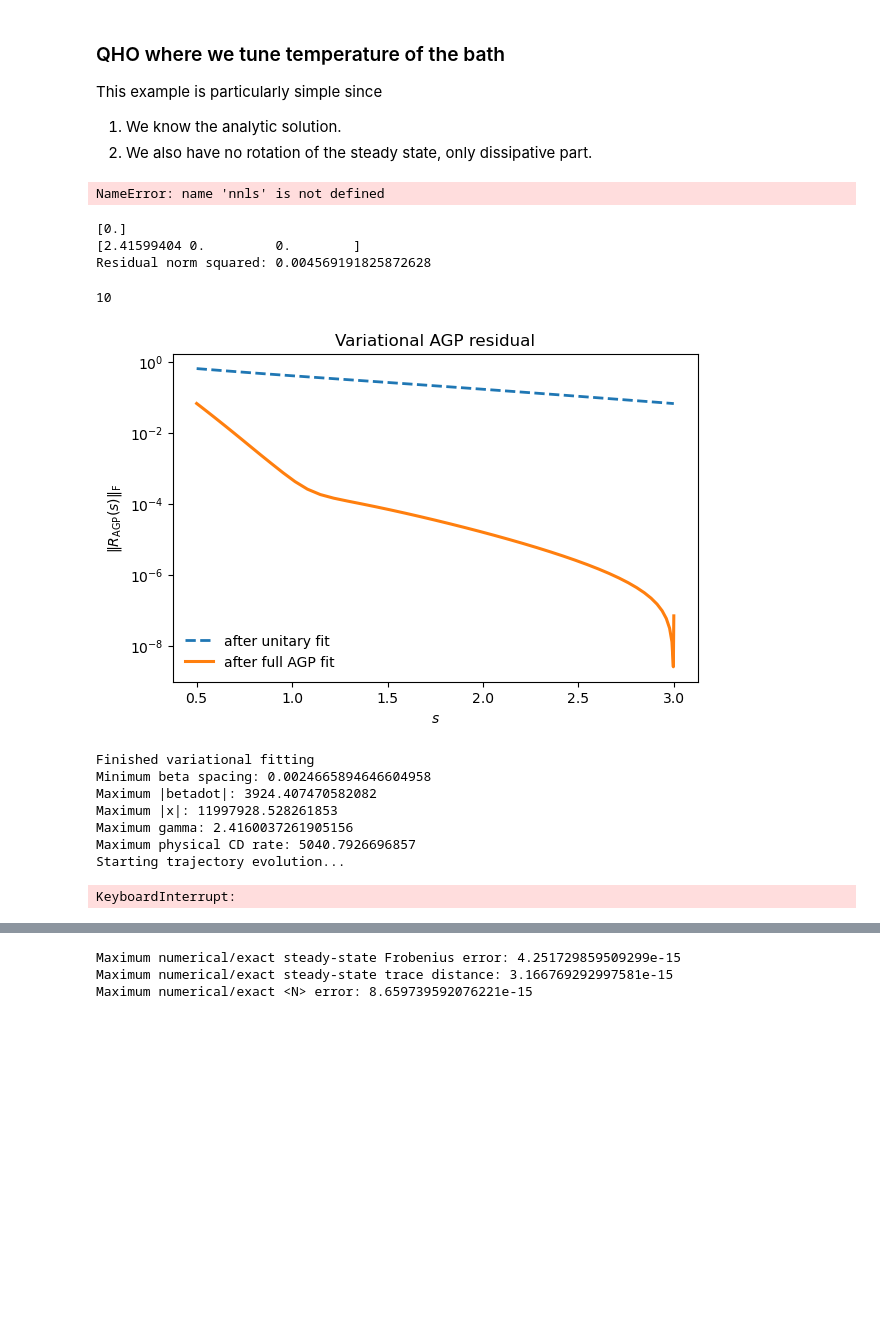
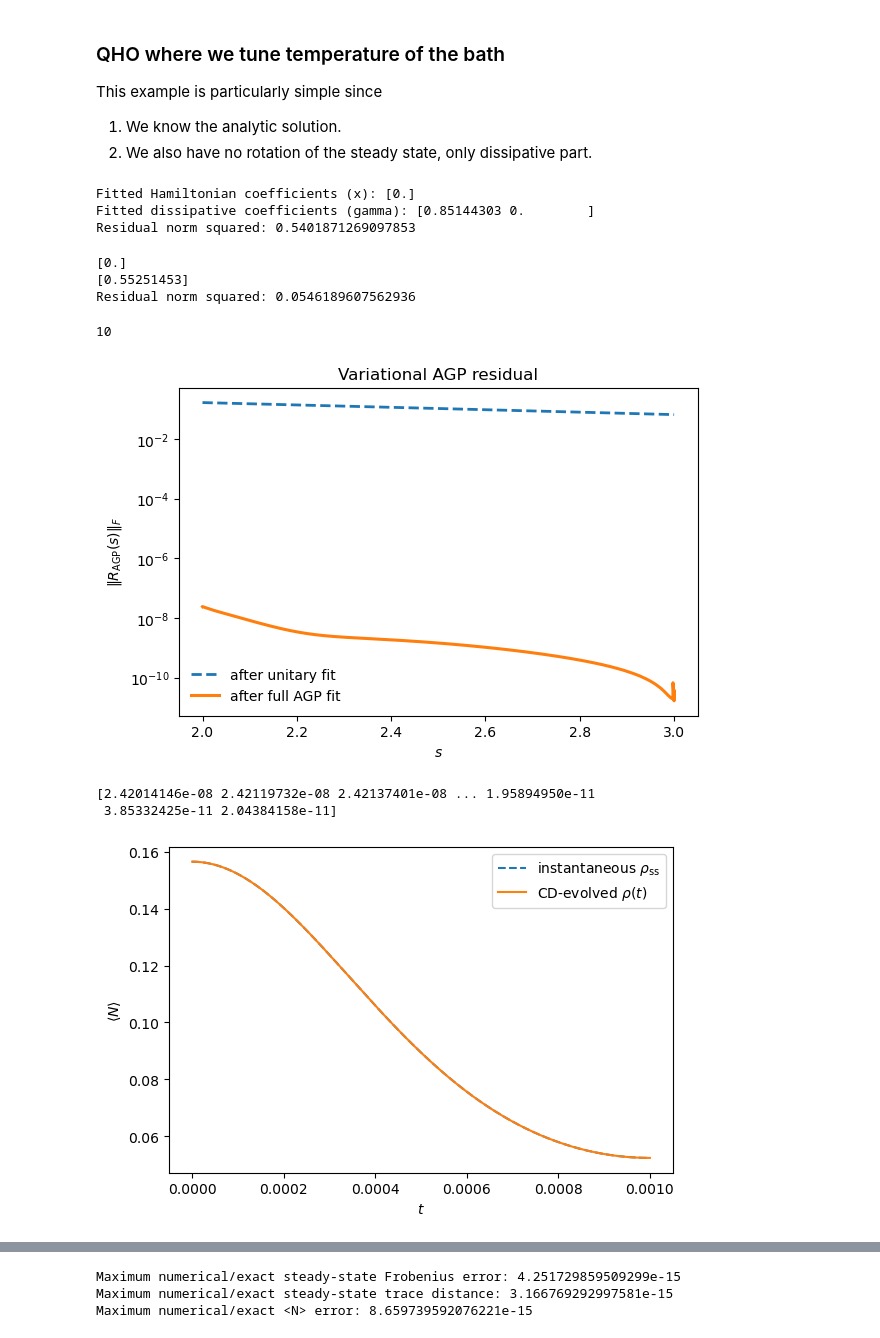
Before and after one commit to jwalkling/Driven_OQS, a Jupyter notebook: src_code/notebooks/QHO Lindblad.ipynb, the cells around one changed output, grey strips where cells are left out. Saved outputs shown, nothing was run; the diff lists cells and outputs as text; code cells hidden in the pictures; blank space fills up the shorter version.

Commit message:
FEAT: QHO working with draft plots showing the key quantities of interest.

```diff
--- a/src_code/notebooks/QHO Lindblad.ipynb
+++ b/src_code/notebooks/QHO Lindblad.ipynb
@@ -265,7 +117,7 @@ def build_overall_agp_model(
 # %%
-dim = 20
+dim = 10
 omega = 1.0
-beta = 2.0
+beta = 0.1
 gamma = 0.1
 
 model, a, adag, nbar = thermal_harmonic_oscillator_model(
@@ -320,7 +172,7 @@ drho_ss_dbeta = -omega * (
 # Variational Calculation
 #---------------------
 hamiltonians = [N]
-jump_operators = [a,a@a,adag@a]
+jump_operators = [a,adag@a]
 
 x, gamma, residual_total, details = fit_overall_AGP(
     rho_ss,
@@ -328,7 +180,7 @@ x, gamma, residual_total, details = fit_overall_AGP(
     hamiltonians,
     jump_operators,
     lam_unitary=0.0,
-    lam_dissipative=10**(-1),
+    lam_dissipative=10**(-12),
     return_details=True,
 )
 
@@ -341,4 +193,6 @@ print("Residual norm squared:", details["residual_total_norm_squared"])
 # print("Gamma norm squared:", results["gamma_norm_squared"])
 # print("Theory value of gamma if we just have 'a':", omega/(1-np.exp(-beta*omega)))
 # %% [output]
-NameError: name 'nnls' is not defined
+Fitted Hamiltonian coefficients (x): [0.]
+Fitted dissipative coefficients (gamma): [0.85144303 0.        ]
+Residual norm squared: 0.5401871269097853
@@ -662,21 +199,21 @@ def approx_CD_trajectory(
 # %%
 #Testing the AGP solver at a couple of values
-dim = 10
-omega =1
-beta = beta_of_t(0.6)
+dim = 3
+beta=0.1
+tau=0.001
 
 a = annihilation_operator(dim)
 adag = creation_operator(dim)
 N = adag @ a
 
 hamiltonians = [N]
-jump_operators = [a, a@a, adag@a]
+jump_operators = [a]
 
-rho_ss, drho_ds=thermal_rho_ss_and_derivative(dim, omega, beta)
+rho_ss, drho_ss_dbeta=thermal_rho_ss_and_derivative(dim, 1.0, beta)
 
 x, gamma, residual_total, details = fit_overall_AGP(
     rho_ss=rho_ss,
-    partial_s_rho_ss=drho_ds,
+    partial_s_rho_ss=drho_ss_dbeta,
     hamiltonians=hamiltonians,
     jump_operators=jump_operators,
     lam_unitary=10**(-12),
@@ -689,8 +226,8 @@ print(gamma)
 print("Residual norm squared:", details["residual_total_norm_squared"])
 # %% [output]
 [0.]
-[2.41599404 0.         0.        ]
-Residual norm squared: 0.004569191825872628
+[0.55251453]
+Residual norm squared: 0.0546189607562936
 # %%
 # ============================================================
 # Approximate-CD trajectory for thermal harmonic oscillator
@@ -703,11 +240,12 @@ dim = 10
 omega = 1.0
 kappa = 1.0
 
-beta0 = 0.5
+#Pick sufficiently large beta given small dim.
+beta0 = 2.0
 beta1 = 3.0
 
 tau = 0.001          # protocol duration: smaller = faster
-nsteps = 41       # number of AGP/evolution grid points
+nsteps = 1001       # number of AGP/evolution grid points
 
 # --------------------
 # Operators
@@ -767,7 +305,7 @@ t, traj, rho_t, rho_ss_t, agp_data = approx_CD_trajectory(
     hamiltonians,
     jump_operators,
     dim=dim,
-    lam_unitary=0.0,
+    lam_unitary=1e-12,
     lam_dissipative=1e-12,
     plot_residual=True,
     residual_logscale=True,
@@ -788,39 +326,34 @@ N_ss = np.array([
     np.trace(rho @ N).real
     for rho in rho_ss_t
 ])
 
 plt.figure(figsize=(6, 4))
 
 plt.plot(t, N_ss, "--", label=r"instantaneous $\rho_{\rm ss}$")
 plt.plot(t, N_actual, label=r"CD-evolved $\rho(t)$")
 
 plt.xlabel(r"$t$")
 plt.ylabel(r"$\langle N\rangle$")
 plt.legend()
 plt.tight_layout()
 plt.show()
 
 # Optional: direct density-matrix tracking error
 tracking_error = np.array([
     np.linalg.norm(rho - rho_ss, ord="fro")
     for rho, rho_ss in zip(rho_t, rho_ss_t)
 ])
 
 plt.figure(figsize=(6, 4))
 plt.plot(t, tracking_error)
 
 plt.xlabel(r"$t$")
 plt.ylabel(r"$\|\rho(t)-\rho_{\rm ss}(t)\|_F$")
 plt.tight_layout()
 plt.show()
 # %% [output]
 10
-[figure, old version]
+[figure, new version]
-Finished variational fitting
-Minimum beta spacing: 0.0024665894646604958
-Maximum |betadot|: 3924.407470582082
-Maximum |x|: 11997928.528261853
-Maximum gamma: 2.4160037261905156
-Maximum physical CD rate: 5040.7926696857
-Starting trajectory evolution...
+[2.42014146e-08 2.42119732e-08 2.42137401e-08 ... 1.95894950e-11
+ 3.85332425e-11 2.04384158e-11]
-KeyboardInterrupt:
+[figure, added]
```
Also changed, not shown: parts of 6 cells of this notebook, 1 other file.
